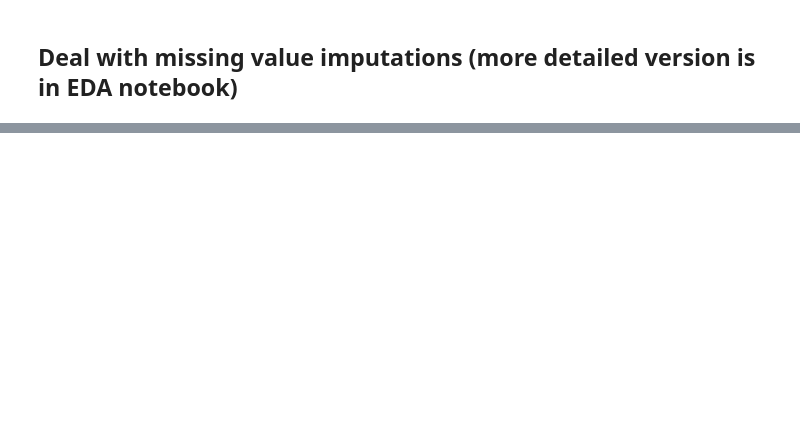
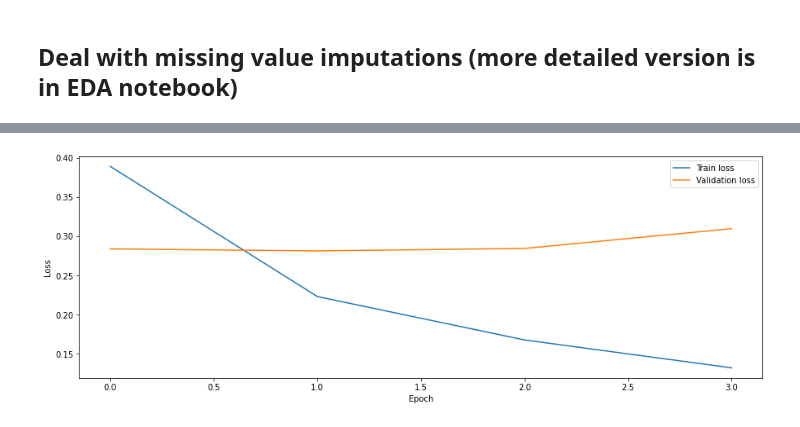
Before and after one commit to Elshan777/fashion-product-reviews, a Jupyter notebook: model-final.ipynb, the cells around one changed output, grey strips where cells are left out. Saved outputs shown, nothing was run; the diff lists cells and outputs as text; code cells hidden in the pictures; blank space fills up the shorter version.

```diff
--- a/model-final.ipynb
+++ b/model-final.ipynb
@@ -110,0 +296,25 @@ ValueError: Found input variables with inconsistent numbers of samples: [2, 1130
+# %%
+X = df['Review'].values
+y1 = df['Rating']
+y2 = df['Recommended']
+X_train, X_test, y_train, y_test = train_test_split(X, y2)
+# %%
+VOCAB_SIZE = 20000
+encoder = tf.keras.layers.experimental.preprocessing.TextVectorization(max_tokens=VOCAB_SIZE)
+encoder.adapt(X_train)
+# %%
+model = tf.keras.models.Sequential([
+    encoder,
+    tf.keras.layers.Embedding(
+        input_dim=len(encoder.get_vocabulary()),  # VOCAB_SIZE + 1 (1 for padding token)
+        output_dim=32,
+        mask_zero=True
+    ),
+    tf.keras.layers.LSTM(32),
+    tf.keras.layers.Dense(8, activation='relu'),
+    tf.keras.layers.Dense(1, activation='sigmoid')
+])
+# %%
+model.compile(loss='binary_crossentropy', optimizer='Adam', metrics=['accuracy'])
+early_stop = EarlyStopping(monitor='val_loss', mode='min', verbose=1, patience = 2)
+history = model.fit(X_train, y_train, epochs=10, validation_data=(X_test, y_test), callbacks=[early_stop])
@@ -110,0 +331,10 @@ ValueError: Found input variables with inconsistent numbers of samples: [2, 1130
+# %%
+plt.figure(figsize=(15, 5))
+plt.plot(history.history['loss'], label='Train loss')
+plt.plot(history.history['val_loss'], label='Validation loss')
+plt.xlabel('Epoch')
+plt.ylabel('Loss')
+plt.legend()
+plt.show()
+# %% [output]
+[figure, added]
```
Also changed, not shown: parts of 36 cells of this notebook.
